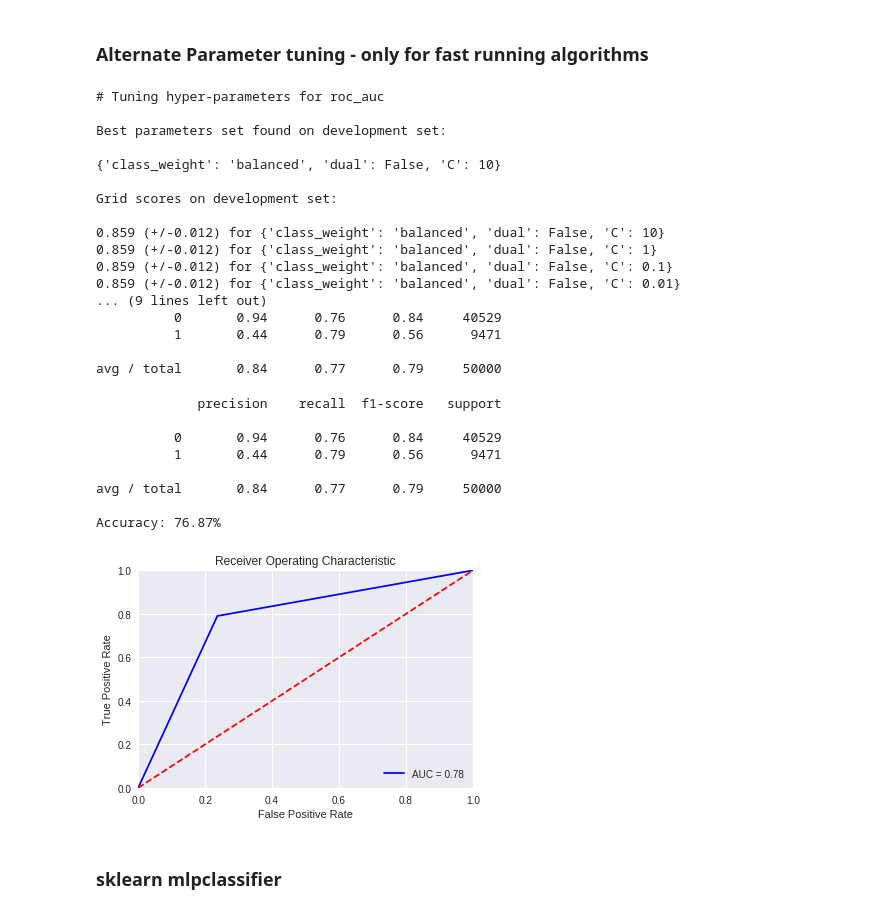
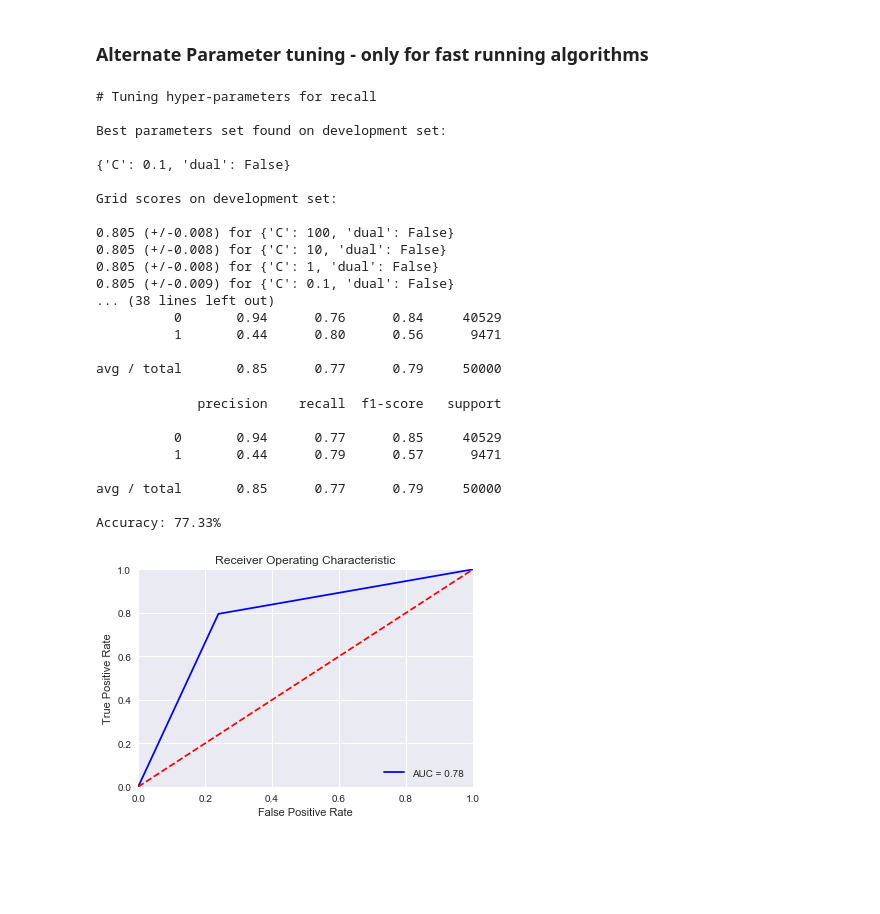
Before and after one commit to FloobtheGreat/IPy_Notebooks, a Jupyter notebook: Analyses/TabModeling.ipynb, the cells around one changed output. Saved outputs shown, nothing was run; the diff lists cells and outputs as text; code cells hidden in the pictures; blank space fills up the shorter version.

```diff
--- a/Analyses/TabModeling.ipynb
+++ b/Analyses/TabModeling.ipynb
@@ -31,8 +33,8 @@ INFO:root:Initializing...
 #sql = helper.getSQL(r"C:\users\pairwin\Documents\GitHub\IPy_Notebooks\SQL\TAB_MODELING.sql")
 # %%
 #base, dtypesdf = helper.readData(sql)
-#base = pd.read_csv(r'C:\users\pairwin\Documents\GitHub\IPy_Notebooks\SQL\tab_model.csv', parse_dates=['DATE_VALUE'])
-base = pd.read_csv(r'/home/pirwin/Git/IPy_Notebooks/SQL/tab_model.csv',parse_dates=['DATE_VALUE'])
+base = pd.read_csv(r'C:\users\pairwin\Documents\GitHub\IPy_Notebooks\SQL\tab_model.csv', parse_dates=['DATE_VALUE'])
+#base = pd.read_csv(r'/home/pirwin/Git/IPy_Notebooks/SQL/tab_model.csv',parse_dates=['DATE_VALUE'])
 base['DAYS_BTW_PURCH'] = base['DAYS_AS_CUSTOMER']/base['TOTAL_TRANSACTIONS']
 dtypes = helper.getDtypes(base)
 # %% [output]
@@ -145,6 +147,9 @@ stdsc = StandardScaler()
 train_X_std = pd.DataFrame(stdsc.fit_transform(train_X), columns=collist2)
 test_X_std = pd.DataFrame(stdsc.fit_transform(test_X), columns=collist2)
 
+sm = SMOTE(random_state=123, ratio=1.0)
+train_X_std_res, train_y_res = sm.fit_sample(train_X_std, train_y)
+
 #sns.pairplot(train_X_std)
 #sns.plt.savefig('Scattermatrix.png')
 #plt.show()
@@ -529,12 +436,11 @@ plt.show()
 # %%
 
 tuned_parameters = [{
-    'C': [10, 1, .1, .01, .001],
-    'dual':[False],
-    'class_weight':['balanced']
+    'C': [100, 10, 1, .1, .01, .001],
+    'dual':[False]
 }]
 
-scores = ['roc_auc']
+scores = ['recall','f1']
 
 for score in scores:
     print("# Tuning hyper-parameters for %s" % score)
@@ -542,7 +448,7 @@ for score in scores:
 
     clf = GridSearchCV(LinearSVC(), tuned_parameters, cv=5,
                        scoring='%s' % score)
-    clf.fit(train_X_std, train_y)
+    clf.fit(train_X_std_res, train_y_res)
 
     print("Best parameters set found on development set:")
     print()
@@ -566,63 +472,61 @@ for score in scores:
     print(classification_report(y_true, y_pred))
     print()
 # %% [output]
-# Tuning hyper-parameters for roc_auc
+# Tuning hyper-parameters for recall
 
 Best parameters set found on development set:
 
-{'class_weight': 'balanced', 'dual': False, 'C': 10}
+{'C': 0.1, 'dual': False}
 
 Grid scores on development set:
 
-0.859 (+/-0.012) for {'class_weight': 'balanced', 'dual': False, 'C': 10}
-0.859 (+/-0.012) for {'class_weight': 'balanced', 'dual': False, 'C': 1}
-0.859 (+/-0.012) for {'class_weight': 'balanced', 'dual': False, 'C': 0.1}
-0.859 (+/-0.012) for {'class_weight': 'balanced', 'dual': False, 'C': 0.01}
-... (9 lines left out)
+0.805 (+/-0.008) for {'C': 100, 'dual': False}
+0.805 (+/-0.008) for {'C': 10, 'dual': False}
+0.805 (+/-0.008) for {'C': 1, 'dual': False}
+0.805 (+/-0.009) for {'C': 0.1, 'dual': False}
+... (38 lines left out)
           0       0.94      0.76      0.84     40529
-          1       0.44      0.79      0.56      9471
+          1       0.44      0.80      0.56      9471
 
-avg / total       0.84      0.77      0.79     50000
+avg / total       0.85      0.77      0.79     50000
 # %%
-mod = LinearSVC(C=1, class_weight='balanced',dual=False)
+svm = LinearSVC(C=.1,dual=False)
 
-model = mod.fit(train_X_std, train_y)
+clf = CalibratedClassifierCV(svm, method='sigmoid', cv=5)
 
-predicted = model.predict(test_X_std)
+model = clf.fit(train_X_std_res, train_y_res)
 
-print(classification_report(test_y, predicted))
+print(classification_report(test_y, model.predict(test_X_std)))
 
 
 # evaluate predictions
-accuracy = accuracy_score(test_y, predicted)
+accuracy = accuracy_score(test_y, model.predict(test_X_std))
 print("Accuracy: %.2f%%" % (accuracy * 100.0))
 
 #conmat = confusion_matrix(y_test, predictions)
 #print(conmat)
 #plt.figure()
 #helper.plot_confusion_matrix(conmat,classes = np.array(['0','1']), title='Confusion Matrix, no Normalization')
 
 fpr, tpr, _ = roc_curve(test_y, predicted)
 roc_auc = auc(fpr, tpr)
 
 plt.title('Receiver Operating Characteristic')
 plt.plot(fpr, tpr, 'b', label = 'AUC = %0.2f' % roc_auc)
 plt.legend(loc = 'lower right')
 plt.plot([0, 1], [0, 1],'r--')
 plt.xlim([0, 1])
 plt.ylim([0, 1])
 plt.ylabel('True Positive Rate')
 plt.xlabel('False Positive Rate')
 plt.show()
 # %% [output]
              precision    recall  f1-score   support
 
-          0       0.94      0.76      0.84     40529
-          1       0.44      0.79      0.56      9471
+          0       0.94      0.77      0.85     40529
+          1       0.44      0.79      0.57      9471
 
-avg / total       0.84      0.77      0.79     50000
+avg / total       0.85      0.77      0.79     50000
 
-Accuracy: 76.87%
+Accuracy: 77.33%
-[figure, old version]
+[figure, new version]
-# %% [markdown]
-### sklearn mlpclassifier
```
Also changed, not shown: parts of 16 cells of this notebook, 3 other files.
